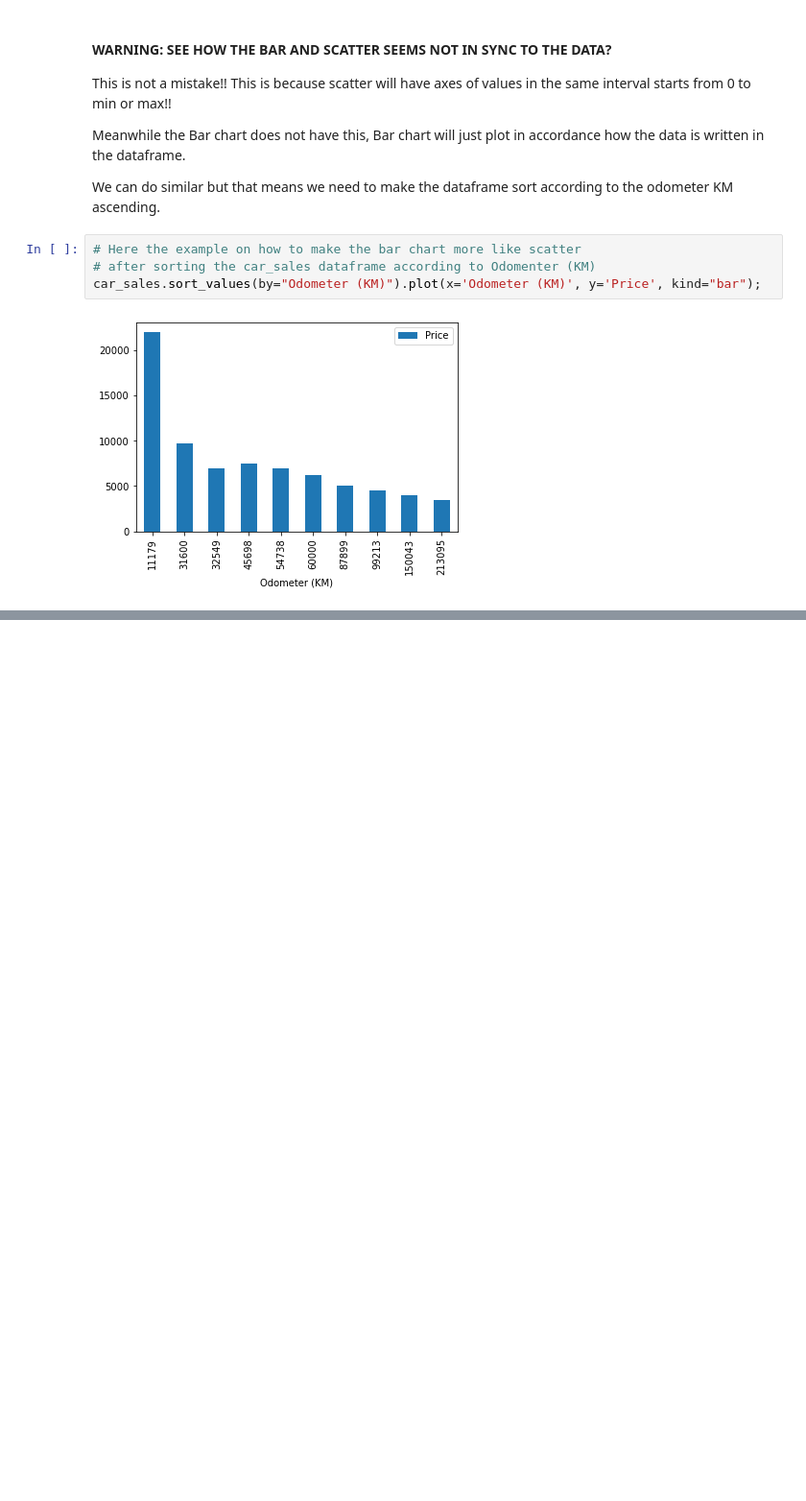
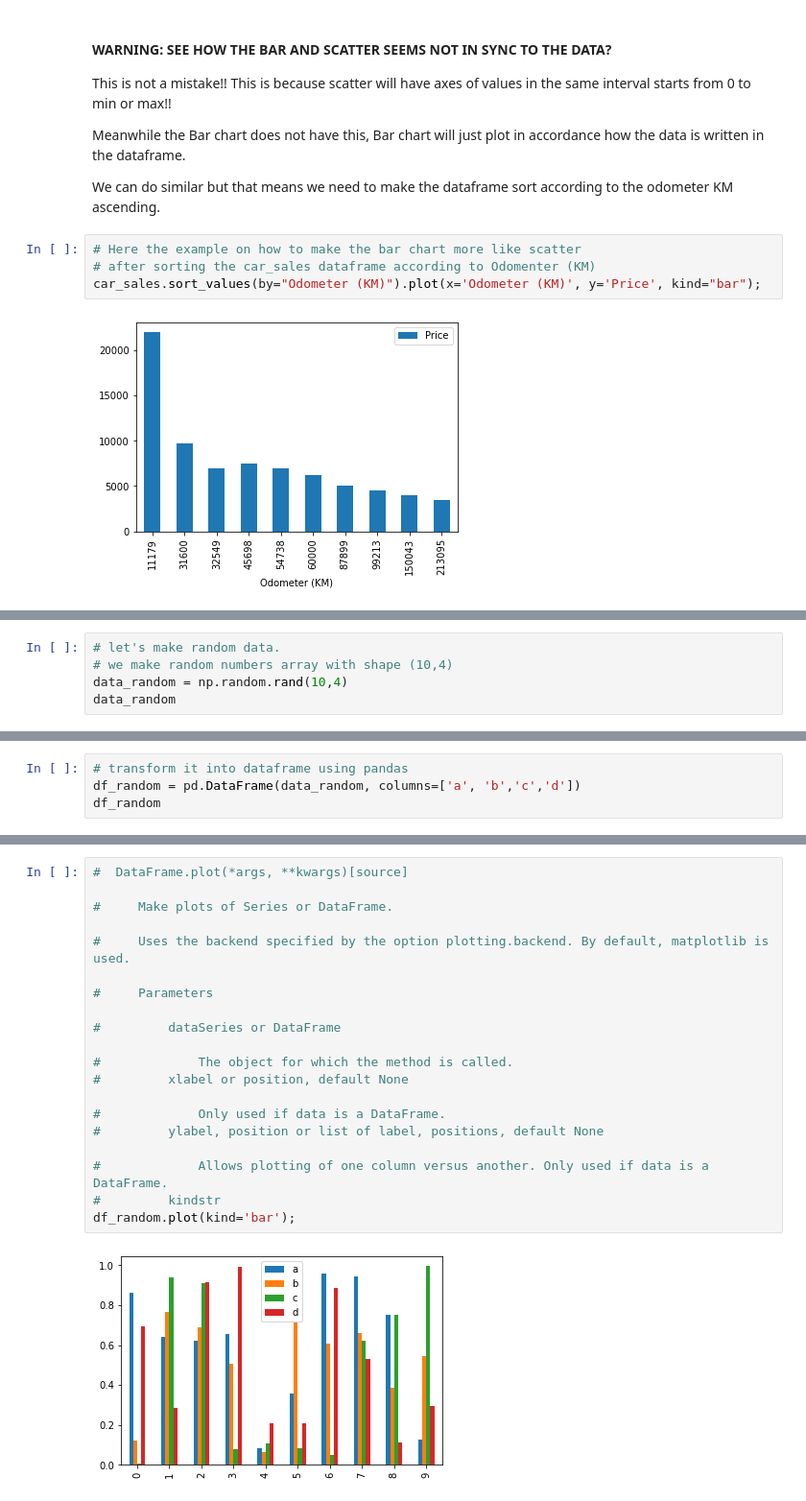
Before and after one commit to m00racle/zero-to-mastery-ml, a Jupyter notebook: section-2-data-science-and-ml-tools/TRIAL-PLOT-PANDAS.ipynb, the cells around one changed output, grey strips where cells are left out. Shown at 96% size. Drawn from its saved outputs; the diff is of its cells as text; blank space fills up the shorter version.

```diff
--- a/section-2-data-science-and-ml-tools/TRIAL-PLOT-PANDAS.ipynb
+++ b/section-2-data-science-and-ml-tools/TRIAL-PLOT-PANDAS.ipynb
@@ -145,0 +150,5 @@ car_sales.sort_values(by="Odometer (KM)").plot(x='Odometer (KM)', y='Price', kin
+# %%
+# let's make random data.
+# we make random numbers array with shape (10,4)
+data_random = np.random.rand(10,4)
+data_random
@@ -145,0 +166,4 @@ car_sales.sort_values(by="Odometer (KM)").plot(x='Odometer (KM)', y='Price', kin
+# %%
+# transform it into dataframe using pandas
+df_random = pd.DataFrame(data_random, columns=['a', 'b','c','d'])
+df_random
@@ -145,0 +182,22 @@ car_sales.sort_values(by="Odometer (KM)").plot(x='Odometer (KM)', y='Price', kin
+# %%
+#  DataFrame.plot(*args, **kwargs)[source]
+
+#     Make plots of Series or DataFrame.
+
+#     Uses the backend specified by the option plotting.backend. By default, matplotlib is used.
+
+#     Parameters
+
+#         dataSeries or DataFrame
+
+#             The object for which the method is called.
+#         xlabel or position, default None
+
+#             Only used if data is a DataFrame.
+#         ylabel, position or list of label, positions, default None
+
+#             Allows plotting of one column versus another. Only used if data is a DataFrame.
+#         kindstr
+df_random.plot(kind='bar');
+# %% [output]
+[figure, added]
```
Also changed, not shown: parts of 20 cells of this notebook, 1 other file.
